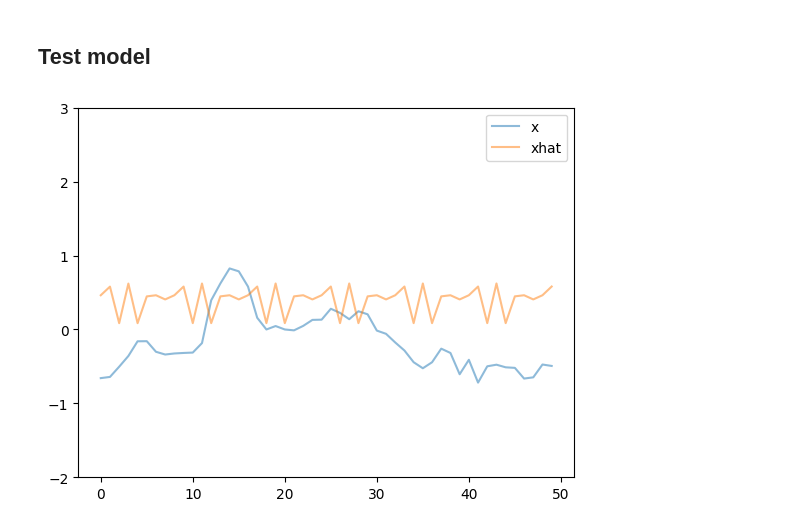
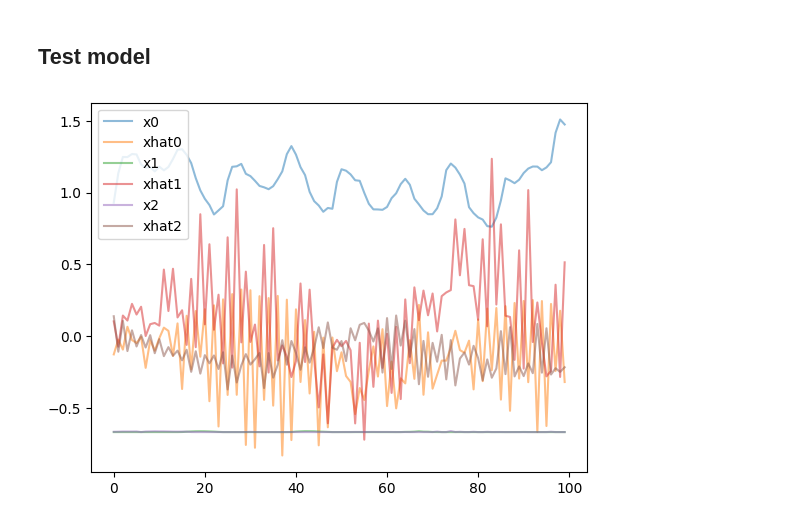
Before and after one commit to etrieschman/grid-planner, a Jupyter notebook: code/test_vae.ipynb, the cells around one changed output. Cells and saved outputs as stored; diff of their text form; code cells hidden in the pictures.

```diff
--- a/code/test_vae.ipynb
+++ b/code/test_vae.ipynb
@@ -88,18 +100,3 @@ if save_mode:
     epoch_results.to_csv(PATH_RESULTS + filename)
 # %% [markdown]
 ## Test model
-# %%
-x = X[:32]
-model.load_state_dict(wts)
-xhat, mu, logvar = model(x)
-
-ran = list(range(50, 100))
-i = 5
-j = 0
-plt.plot(x[0, i, ran, j], alpha=0.5, label='x')
-plt.plot(xhat[0, i, ran, j].detach(), alpha=0.5, label='xhat')
-plt.ylim((-2, 3))
-plt.legend()
-plt.show()
-# %% [output]
-[figure, removed]
@@ -105,0 +107,13 @@ plt.show()
+# %%
+ran = list(range(0, 100))
+k = 1
+i = 5
+j = 1
+for j in range(3):
+    plt.plot(x[k, i, ran, j], alpha=0.5, label=f'x{j}')
+    plt.plot(xhat[k, i, ran, j].detach(), alpha=0.5, label=f'xhat{j}')
+
+plt.legend()
+plt.show()
+# %% [output]
+[figure, added]
```
Also changed, not shown: parts of 15 cells of this notebook, 29 other files.
